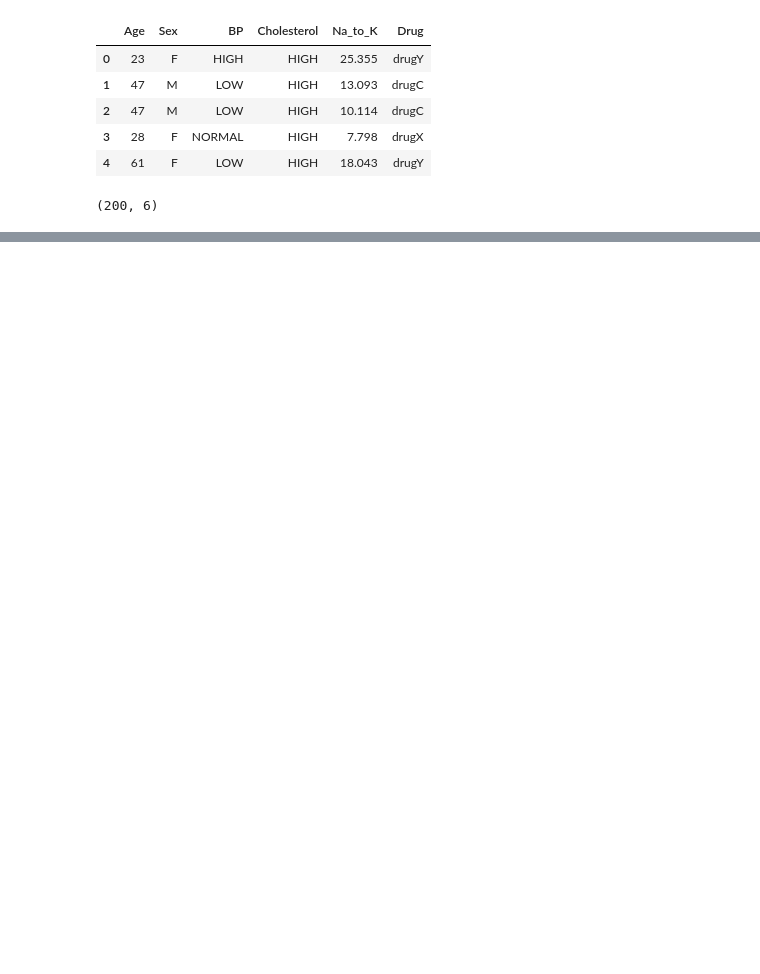
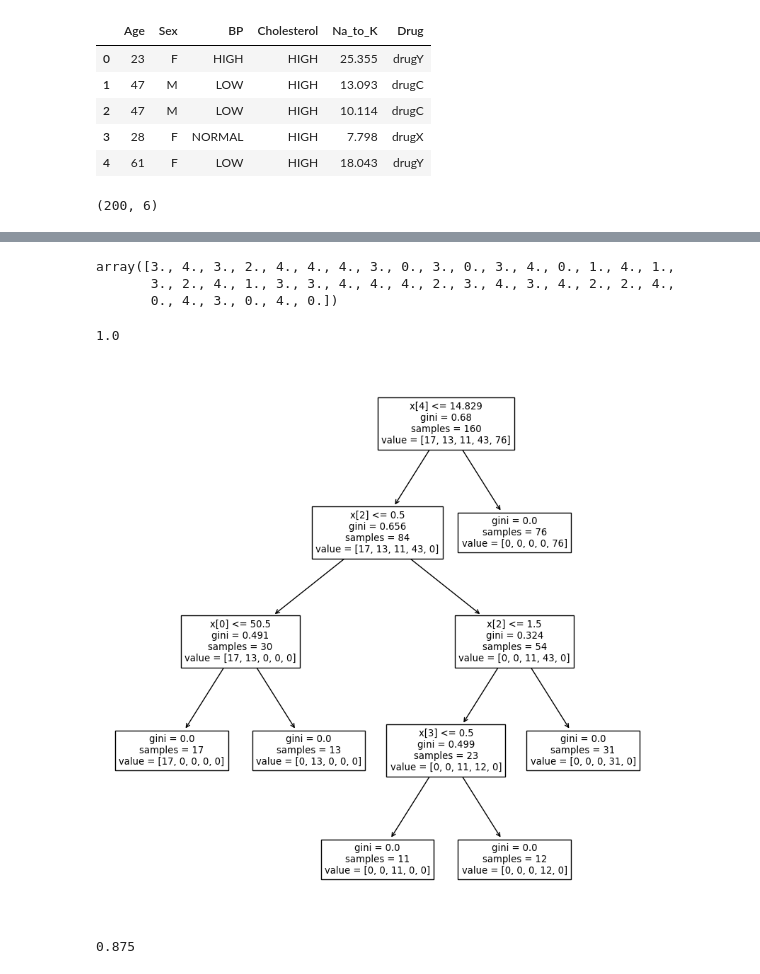
Before and after one commit to beniamine3155/Machine_Learning_Algorithms_Python, a Jupyter notebook: Decision_Tree/decision_tree.ipynb, the cells around one changed output, grey strips where cells are left out. Cells and saved outputs as stored; diff of their text form; code cells hidden in the pictures; blank space fills up the shorter version.

```diff
--- a/Decision_Tree/decision_tree.ipynb
+++ b/Decision_Tree/decision_tree.ipynb
@@ -20,0 +119,5 @@ df.shape
+# %%
+df['BP'] = oe.fit_transform(df[['BP']])
+df['Sex'] = oe.fit_transform(df[['Sex']])
+df['Cholesterol'] = oe.fit_transform(df[['Cholesterol']])
+df['Drug'] = oe.fit_transform(df[['Drug']])
@@ -20,0 +133,3 @@ df.shape
+# %%
+x = df.iloc[:, 0:-1]
+y = df.iloc[:,-1]
@@ -20,0 +167,3 @@ df.shape
+# %%
+from sklearn.model_selection import train_test_split
+x_train, x_test, y_train, y_test = train_test_split(x, y, random_state=42, test_size=0.2)
@@ -20,0 +207,22 @@ df.shape
+# %%
+clf_gini = DecisionTreeClassifier(criterion='gini', random_state=0)
+clf_gini.fit(x_train, y_train)
+y_pred_gini = clf_gini.predict(x_test)
+# %%
+y_pred_gini
+# %% [output]
+array([3., 4., 3., 2., 4., 4., 4., 3., 0., 3., 0., 3., 4., 0., 1., 4., 1.,
+       3., 2., 4., 1., 3., 3., 4., 4., 4., 2., 3., 4., 3., 4., 2., 2., 4.,
+       0., 4., 3., 0., 4., 0.])
+# %%
+from sklearn.metrics import accuracy_score
+print(accuracy_score(y_pred_gini, y_test))
+# %% [output]
+1.0
+# %%
+from sklearn import tree
+plt.figure(figsize=(10,10))
+tree.plot_tree(clf_gini.fit(x_train, y_train))
+plt.show()
+# %% [output]
+[figure, added]
@@ -20,0 +233,4 @@ df.shape
+# %%
+print(accuracy_score(y_pred_entropy, y_test))
+# %% [output]
+0.875
```
Also changed, not shown: parts of 21 cells of this notebook.
